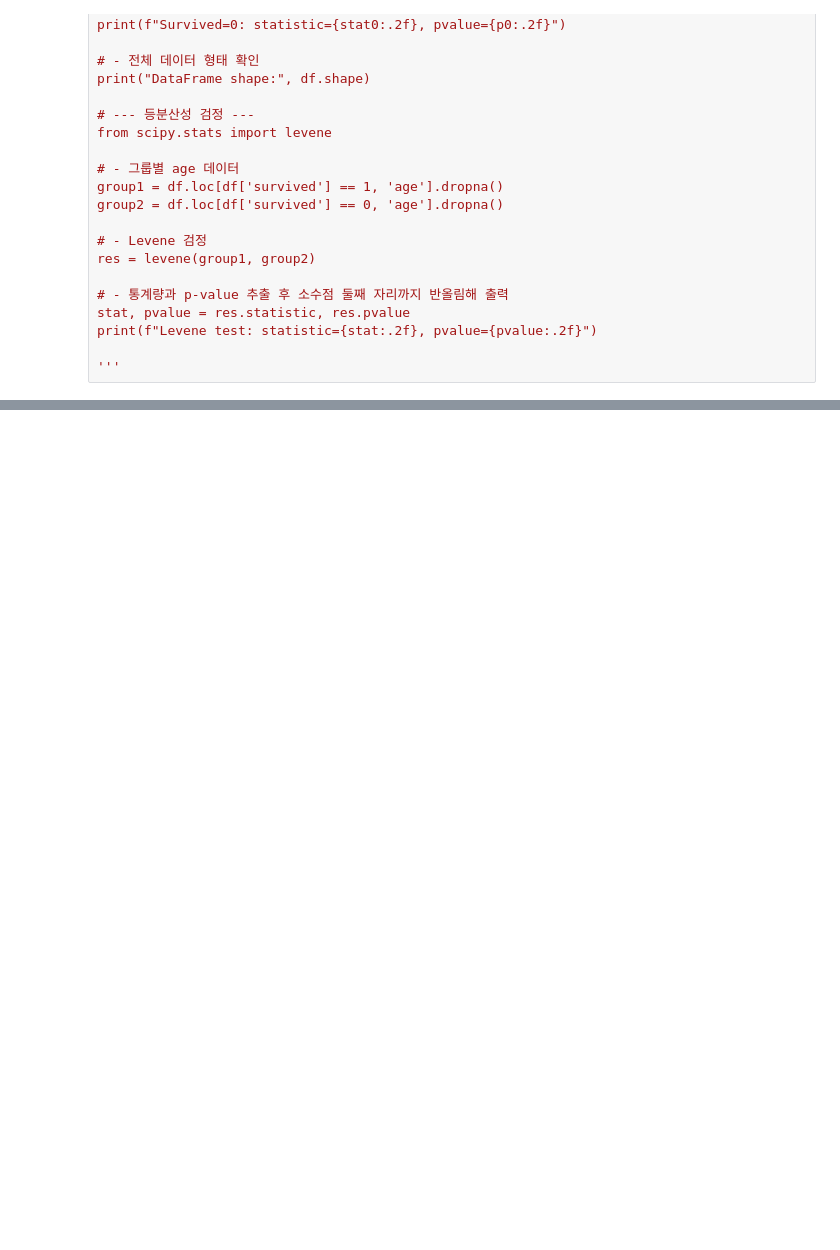
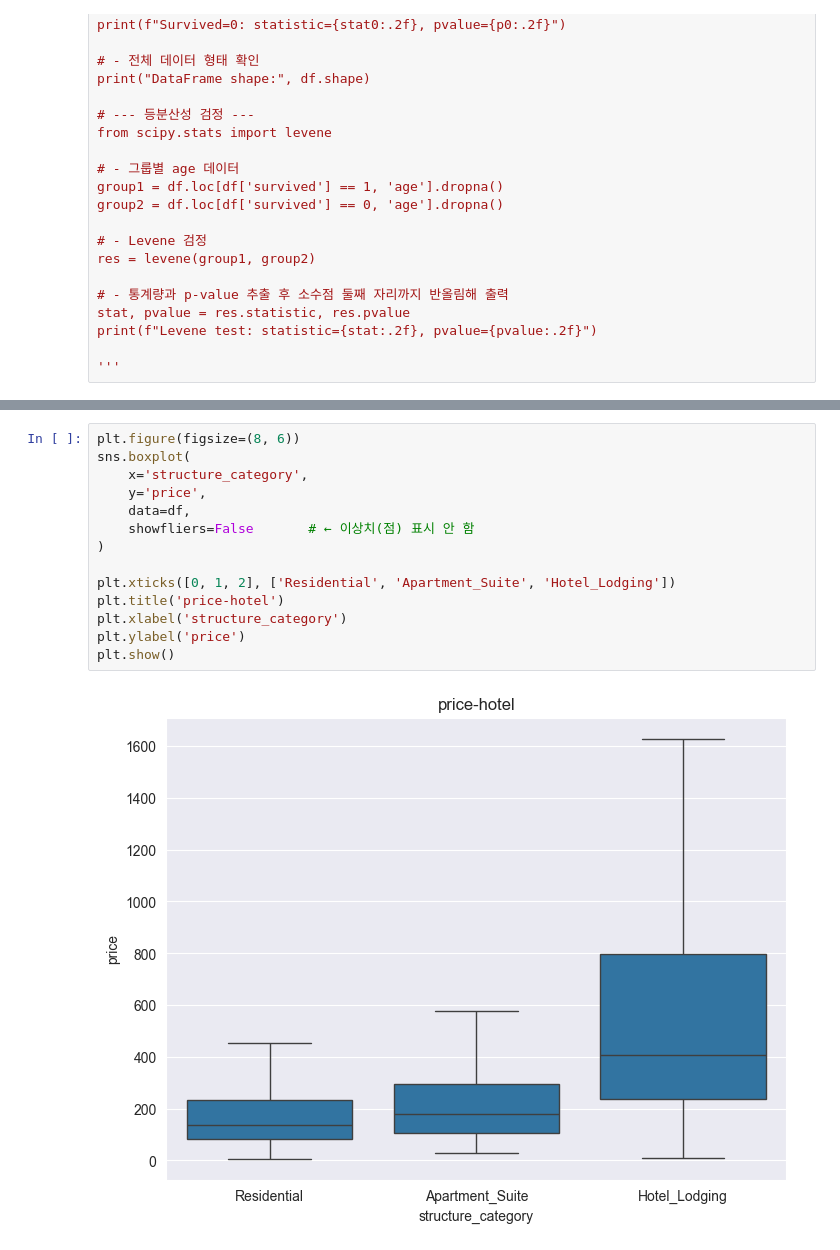
Before and after one commit to jiwon512/advanced_project, a Jupyter notebook: hye_project/EDA.ipynb, the cells around one changed output, grey strips where cells are left out. Saved outputs shown, nothing was run; the diff lists cells and outputs as text; blank space fills up the shorter version.

```diff
--- a/hye_project/EDA.ipynb
+++ b/hye_project/EDA.ipynb
@@ -38,0 +118,16 @@ print(f"Levene test: statistic={stat:.2f}, pvalue={pvalue:.2f}")
+# %%
+plt.figure(figsize=(8, 6))
+sns.boxplot(
+    x='structure_category',
+    y='price',
+    data=df,
+    showfliers=False       # ← 이상치(점) 표시 안 함
+)
+
+plt.xticks([0, 1, 2], ['Residential', 'Apartment_Suite', 'Hotel_Lodging'])
+plt.title('price-hotel')
+plt.xlabel('structure_category')
+plt.ylabel('price')
+plt.show()
+# %% [output]
+[figure, added]
```
Also changed, not shown: parts of 8 cells of this notebook, 2 other files.
